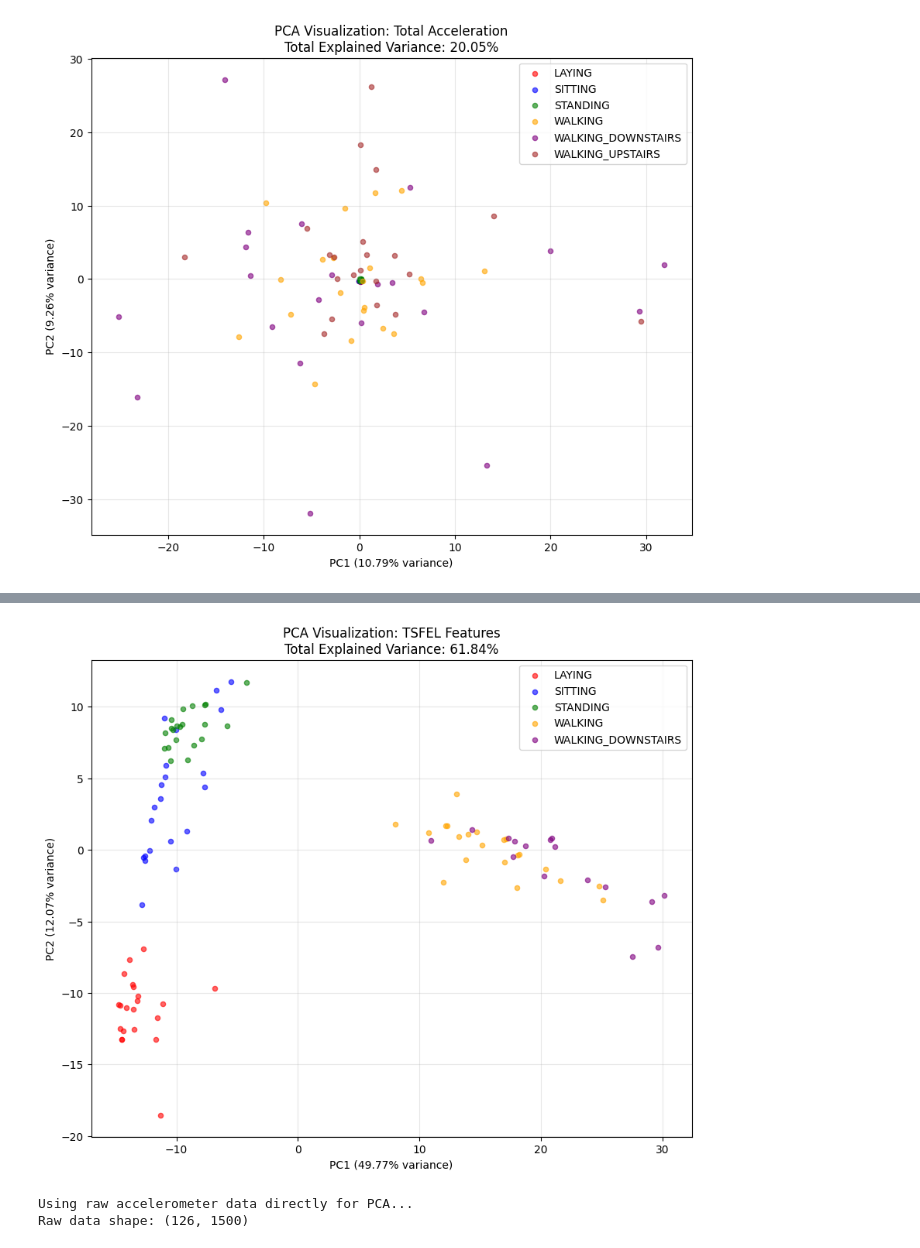
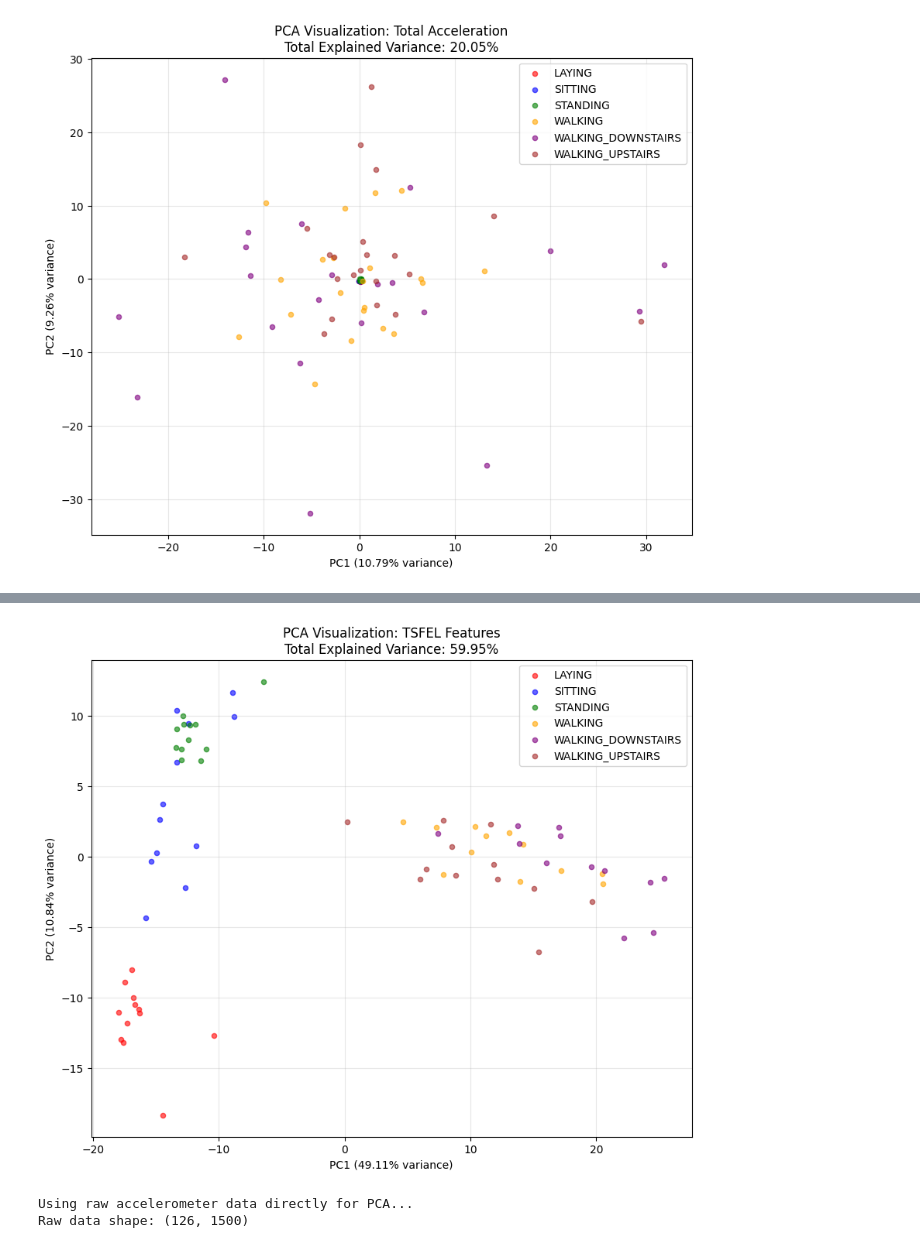
Before and after one commit to AtalGupta/ES335_MLAssignment-1, a Jupyter notebook: Asst#EDA.ipynb, the cells around one changed output, grey strips where cells are left out. Drawn from its saved outputs; the diff is of its cells as text; code cells hidden in the pictures.

```diff
--- a/Asst#EDA.ipynb
+++ b/Asst#EDA.ipynb
@@ -116,18 +99,6 @@ try:
     print(f"Train: X={X_train_raw.shape}, y={y_train.shape}")
     print(f"Test: X={X_test_raw.shape}, y={y_test.shape}")
 
-
-    print("\nTrying to load pre-computed features...")
-    X_train_feat, y_train_feat, subjects_train_feat = data_loader.load_features_data('Train')
-    if X_train_feat is not None:
-        X_test_feat, y_test_feat, subjects_test_feat = data_loader.load_features_data('Test')
-
-        print(f"Feature data shapes:")
-        print(f"Train: X={X_train_feat.shape}, y={y_train_feat.shape}")
-        print(f"Test: X={X_test_feat.shape}, y={y_test_feat.shape}")
-    else:
-        print("Pre-computed features not found. Will generate them later.")
-
 except Exception as e:
     print(f"Error loading data: {e}")
     print("Please make sure the dataset path is correct and data files exist.")
@@ -331,32 +302,62 @@ Total acceleration shape: (126, 500)
 
 # Configure TSFEL
 cfg = tsfel.get_features_by_domain()
-tsfel_features = []
 
-print("Extracting TSFEL features...")
-for i in range(min(100, len(X_train_raw))):
-    sample = X_train_raw[i].reshape(500, 3)
-    sample_df = pd.DataFrame(sample, columns=['acc_x', 'acc_y', 'acc_z'])
+def extract_tsfel_features(X_raw, y_labels, max_samples=None):
+    """Extract TSFEL features from raw data with balanced sampling"""
+    features = []
+    labels = []
 
-    try:
-        features = tsfel.time_series_features_extractor(cfg, sample_df, verbose=0)
-        tsfel_features.append(features.values.flatten())
-    except Exception as e:
-        print(f"Error extracting features for sample {i}: {e}")
-        continue
+    # Get balanced samples per class
+    unique_labels = np.unique(y_labels)
+    samples_per_class = max_samples // len(unique_labels) if max_samples else 10
 
-if len(tsfel_features) > 0:
-    tsfel_features = np.array(tsfel_features)
-    y_train_subset = y_train[:len(tsfel_features)]
+    print(f"Extracting TSFEL features: {samples_per_class} samples per class...")
 
-    finite_mask = np.isfinite(tsfel_features).all(axis=1)
-    tsfel_features_clean = tsfel_features[finite_mask]
-    y_train_clean = y_train_subset[finite_mask]
+    for label in unique_labels:
+        # Get indices for this activity
+        class_indices = np.where(y_labels == label)[0]
+        # Take up to samples_per_class samples
+        selected_indices = class_indices[:samples_per_class]
 
-    print(f"TSFEL features shape: {tsfel_features_clean.shape}")
+        for idx in selected_indices:
+            sample = X_raw[idx].reshape(500, 3)
+            sample_df = pd.DataFrame(sample, columns=['acc_x', 'acc_y', 'acc_z'])
 
+            try:
+                feat = tsfel.time_series_features_extractor(cfg, sample_df, verbose=0)
+                features.append(feat.values.flatten())
+                labels.append(y_labels[idx])
+            except Exception as e:
+                print(f"Error extracting features for sample {idx}: {e}")
+                continue
+
+    if len(features) > 0:
+        features = np.array(features)
+        labels = np.array(labels)
+
+        # Remove samples with non-finite values
+        finite_mask = np.isfinite(features).all(axis=1)
+        features_clean = features[finite_mask]
+        labels_clean = labels[finite_mask]
+
+        print(f"Extracted {len(features_clean)} valid features")
+        print(f"Class distribution: {np.bincount(labels_clean)}")
+
+        return features_clean, labels_clean
+    return None, None
+
+X_tsfel_train, y_tsfel_train = extract_tsfel_features(X_train_raw, y_train, max_samples=72)
+
+X_tsfel_test, y_tsfel_test = extract_tsfel_features(X_test_raw, y_test, max_samples=18)
+
+if X_tsfel_train is not None and X_tsfel_test is not None:
+    print(f"TSFEL Train shape: {X_tsfel_train.shape}")
+    print(f"TSFEL Test shape: {X_tsfel_test.shape}")
+
+    # Use train data for PCA visualization
     pca_tsfel, _ = perform_pca_analysis(
-        tsfel_features_clean, y_train_clean,
+        X_tsfel_train, y_tsfel_train,
         "PCA Visualization: TSFEL Features"
     )
 else:
@@ -368,4 +381,4 @@ TSFEL features shape: (100, 468)
-[figure, old version]
+[figure, new version]
 # %%
 # Question 3: PCA on Raw Accelerometer Data
 
```
Also changed, not shown: parts of 18 cells of this notebook.
